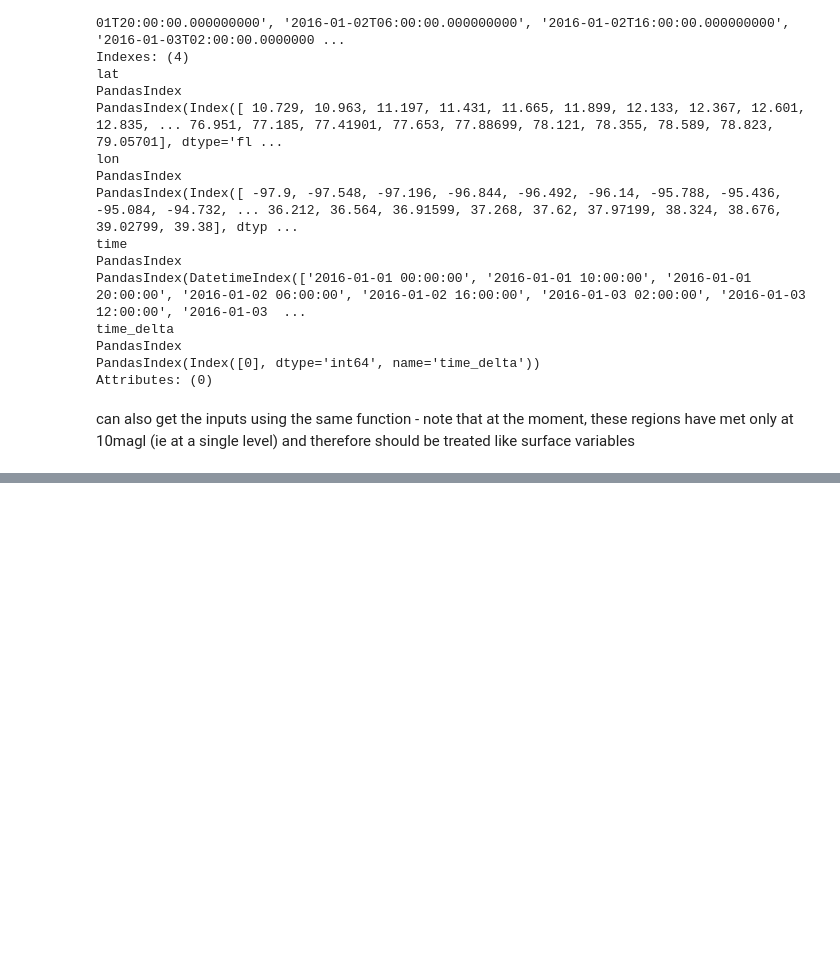
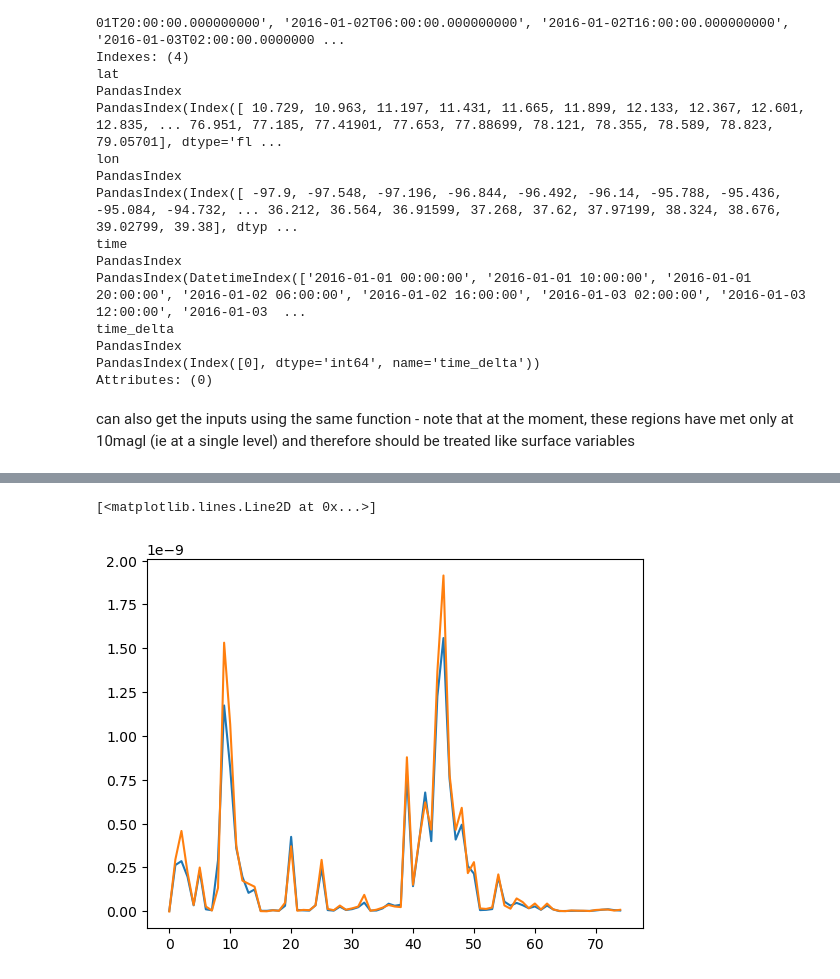
Before and after one commit to GATES-Lab/GATES_LPDM_emulator, a Jupyter notebook: examples.ipynb, the cells around one changed output, grey strips where cells are left out. Cells and saved outputs as stored; diff of their text form; code cells hidden in the pictures; blank space fills up the shorter version.

```diff
--- a/examples.ipynb
+++ b/examples.ipynb
@@ -487,0 +502,31 @@ inputs, names = get_square_satellite_inputs(mhd_dom, {"Wind_Speed":[], "Temperat
+# %%
+def predict_fluxes(fps, predictions, flux, units_transform = None):
+    """
+    convolute predicted footprints and fluxes.
+    Returns two np arrays, one with the true flux and one with the emulated flux, both of shape (n_footprints,)
+    input flux should be an array, regridded and cut to the same resolution and size of the footprints
+    units_transform can be None (use fluxes directly), "default" (performs flux*1e3 / CH4molarmass) or another function (which should return an array of the same shape as the original flux)
+    """
+    if units_transform != None:
+        if units_transform == "default":
+            molarmass = 16.0425
+            flux = flux*1e3 / molarmass
+        else:
+            flux = units_transform(flux)
+    flux = flux.flatten()
+    true_concentration = fps*flux
+    true_flux = np.sum(true_concentration, axis = (1))
+    pred_concentration = predictions*flux
+    pred_flux = np.sum(pred_concentration, axis = (1))
+
+    return true_flux, pred_flux
+# %%
+noisy_fps = mhd_sq.fp_data * np.random.normal(1.2,1, np.shape(mhd_sq.fp_data))
+# %%
+true_flux, pred_flux = predict_fluxes(mhd_sq.fp_data, noisy_fps, fluxes, units_transform=None)
+# %%
+plt.plot(true_flux)
+plt.plot(pred_flux)
+# %% [output]
+[<matplotlib.lines.Line2D at 0x...>]
+[figure, added]
```
Also changed, not shown: parts of 5 cells of this notebook.
